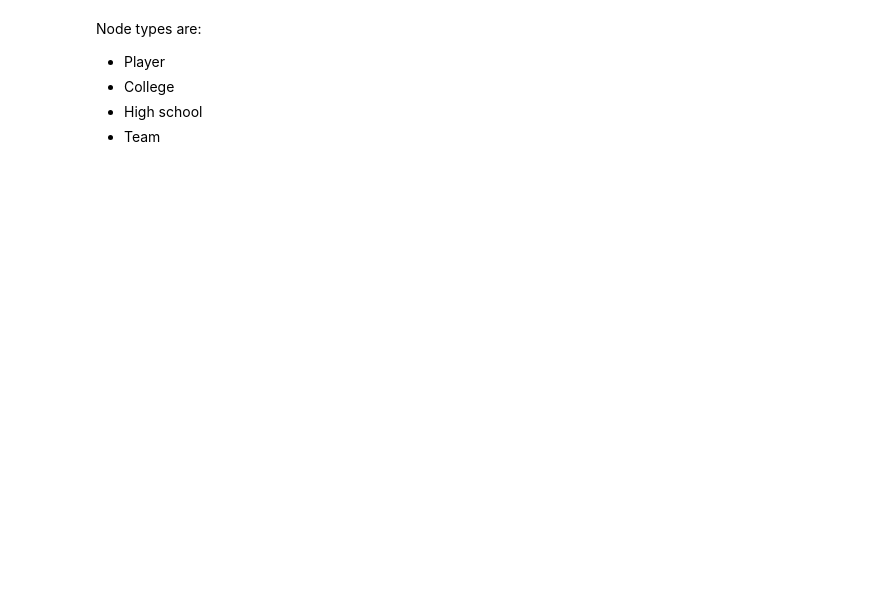
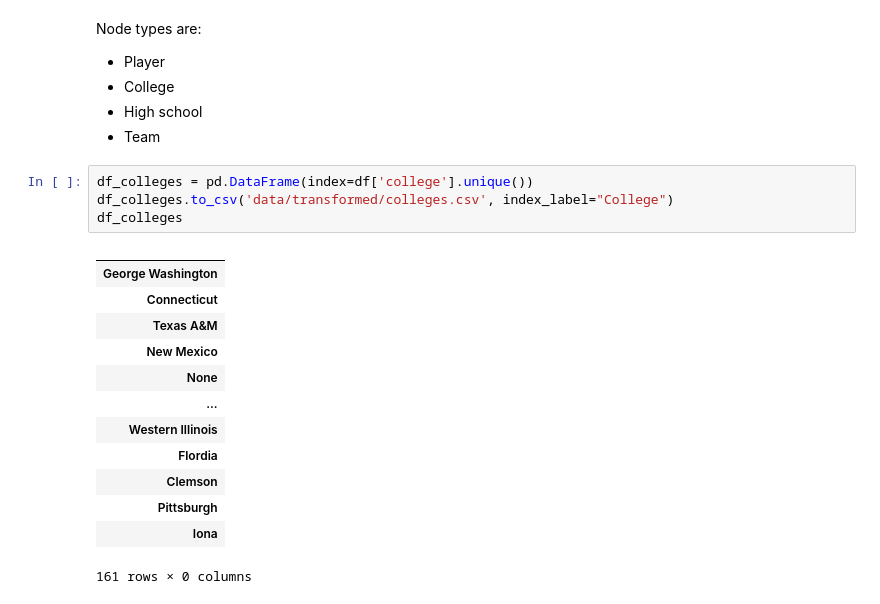
Before and after one commit to matounes/basket, a Jupyter notebook: eda.ipynb, the cells around one changed output. Cells and saved outputs as stored; diff of their text form; blank space fills up the shorter version.

```diff
--- a/eda.ipynb
+++ b/eda.ipynb
@@ -24,3 +50,21 @@ Node types are:
 - College
 - High school
 - Team
+# %%
+df_colleges = pd.DataFrame(index=df['college'].unique())
+df_colleges.to_csv('data/transformed/colleges.csv', index_label="College")
+df_colleges
+# %% [output]
+|  |
+| George Washington |
+| Connecticut |
+| Texas A&M |
+| New Mexico |
+| None |
+| ... |
+| Western Illinois |
+| Flordia |
+| Clemson |
+| Pittsburgh |
+| Iona |
+161 rows × 0 columns
```
Also changed, not shown: parts of 8 cells of this notebook, 6 other files.
